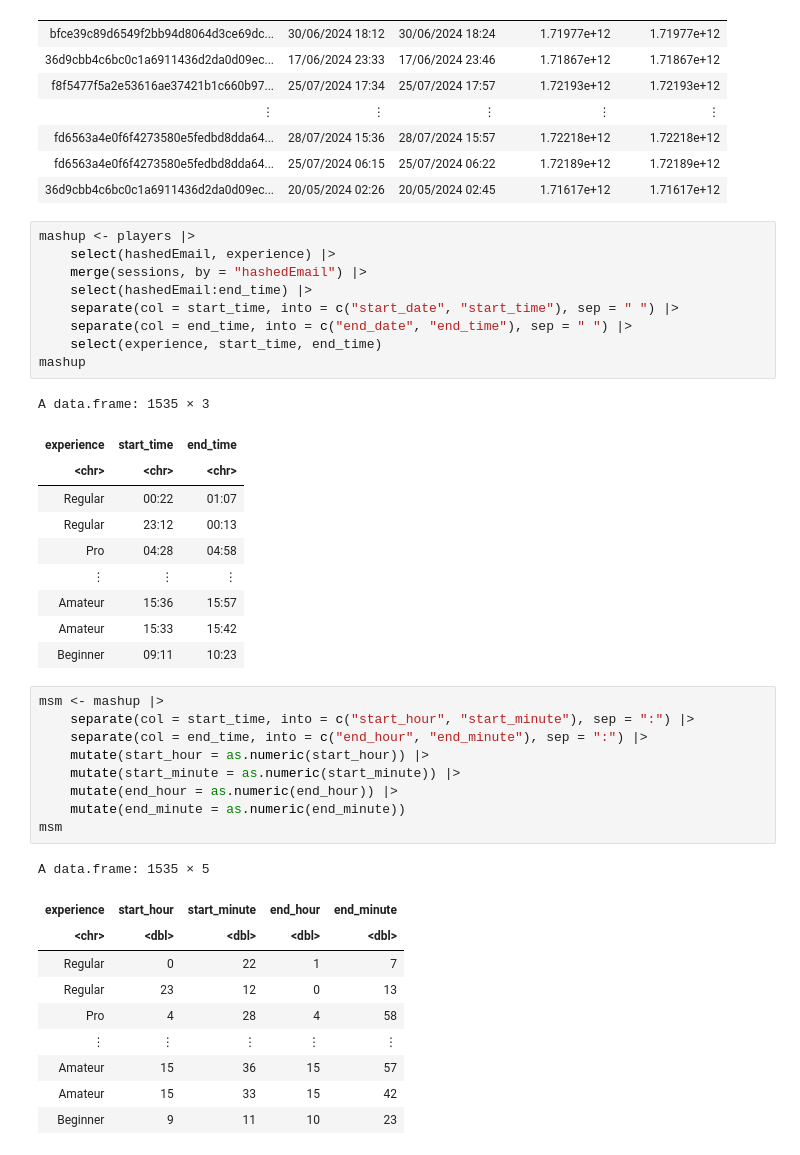
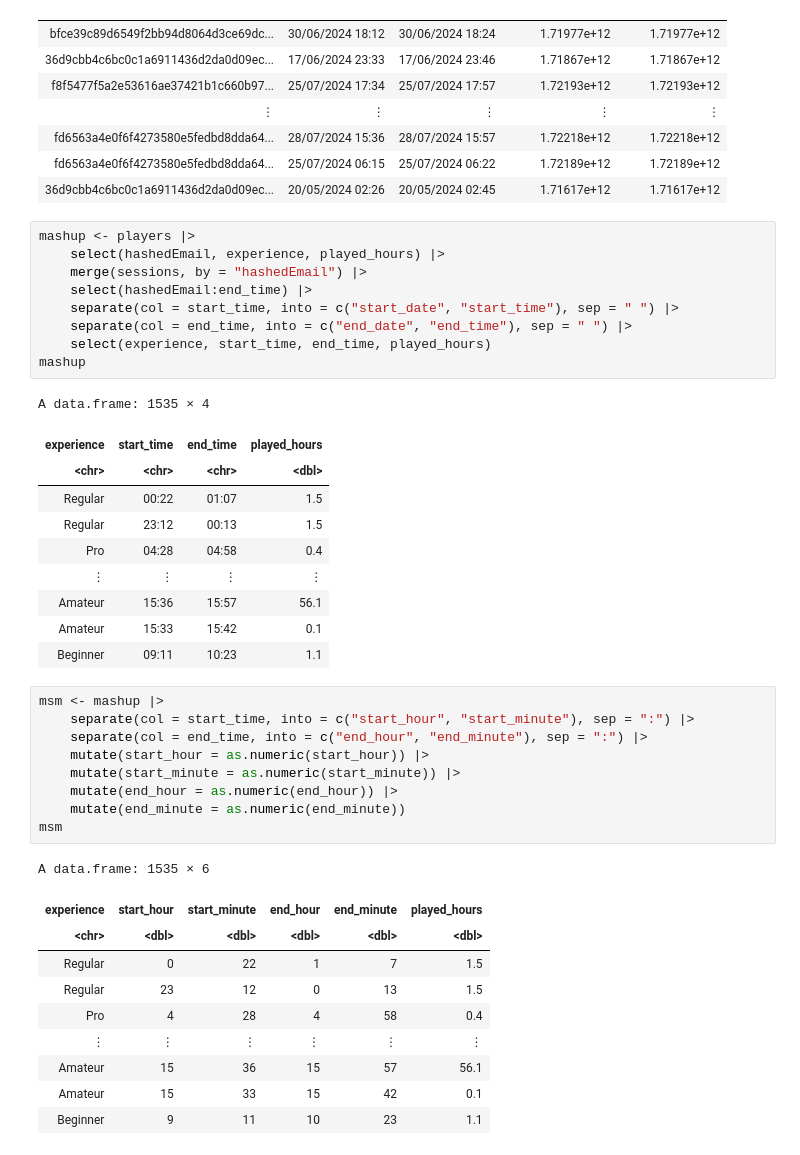
Before and after one commit to mulch-eater-prime/DSCI-Group-17-Project, a Jupyter notebook: Work.ipynb, the cells around one changed output. Cells and saved outputs as stored; diff of their text form.

```diff
--- a/Work.ipynb
+++ b/Work.ipynb
@@ -68,24 +69,24 @@ A spec_tbl_df: 1535 × 5
 | 36d9cbb4c6bc0c1a6911436d2da0d09ec... | 20/05/2024 02:26 | 20/05/2024 02:45 | 1.71617e+12 | 1.71617e+12 |
 # %%
 mashup <- players |>
-    select(hashedEmail, experience) |>
+    select(hashedEmail, experience, played_hours) |>
     merge(sessions, by = "hashedEmail") |>
     select(hashedEmail:end_time) |>
     separate(col = start_time, into = c("start_date", "start_time"), sep = " ") |>
     separate(col = end_time, into = c("end_date", "end_time"), sep = " ") |>
-    select(experience, start_time, end_time)
+    select(experience, start_time, end_time, played_hours)
 mashup
 # %% [output]
-A data.frame: 1535 × 3
+A data.frame: 1535 × 4
-| experience | start_time | end_time |
-| <chr> | <chr> | <chr> |
-| Regular | 00:22 | 01:07 |
-| Regular | 23:12 | 00:13 |
-| Pro | 04:28 | 04:58 |
-| ⋮ | ⋮ | ⋮ |
-| Amateur | 15:36 | 15:57 |
-| Amateur | 15:33 | 15:42 |
-| Beginner | 09:11 | 10:23 |
+| experience | start_time | end_time | played_hours |
+| <chr> | <chr> | <chr> | <dbl> |
+| Regular | 00:22 | 01:07 | 1.5 |
+| Regular | 23:12 | 00:13 | 1.5 |
+| Pro | 04:28 | 04:58 | 0.4 |
+| ⋮ | ⋮ | ⋮ | ⋮ |
+| Amateur | 15:36 | 15:57 | 56.1 |
+| Amateur | 15:33 | 15:42 | 0.1 |
+| Beginner | 09:11 | 10:23 | 1.1 |
 # %%
 msm <- mashup |>
     separate(col = start_time, into = c("start_hour", "start_minute"), sep = ":") |>
@@ -96,16 +97,16 @@ msm <- mashup |>
     mutate(end_minute = as.numeric(end_minute))
 msm
 # %% [output]
-A data.frame: 1535 × 5
+A data.frame: 1535 × 6
-| experience | start_hour | start_minute | end_hour | end_minute |
-| <chr> | <dbl> | <dbl> | <dbl> | <dbl> |
-| Regular | 0 | 22 | 1 | 7 |
-| Regular | 23 | 12 | 0 | 13 |
-| Pro | 4 | 28 | 4 | 58 |
-| ⋮ | ⋮ | ⋮ | ⋮ | ⋮ |
-| Amateur | 15 | 36 | 15 | 57 |
-| Amateur | 15 | 33 | 15 | 42 |
-| Beginner | 9 | 11 | 10 | 23 |
+| experience | start_hour | start_minute | end_hour | end_minute | played_hours |
+| <chr> | <dbl> | <dbl> | <dbl> | <dbl> | <dbl> |
+| Regular | 0 | 22 | 1 | 7 | 1.5 |
+| Regular | 23 | 12 | 0 | 13 | 1.5 |
+| Pro | 4 | 28 | 4 | 58 | 0.4 |
+| ⋮ | ⋮ | ⋮ | ⋮ | ⋮ | ⋮ |
+| Amateur | 15 | 36 | 15 | 57 | 56.1 |
+| Amateur | 15 | 33 | 15 | 42 | 0.1 |
+| Beginner | 9 | 11 | 10 | 23 | 1.1 |
 # %%
 msm_calc <- msm |>
     mutate(start_msm = start_hour*60 + start_minute) |>
```
Also changed, not shown: parts of 3 cells of this notebook.
